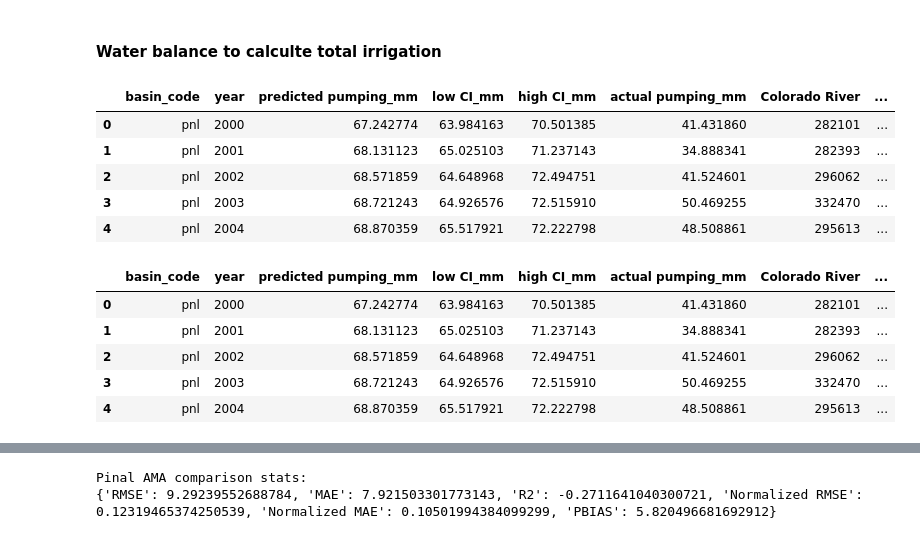
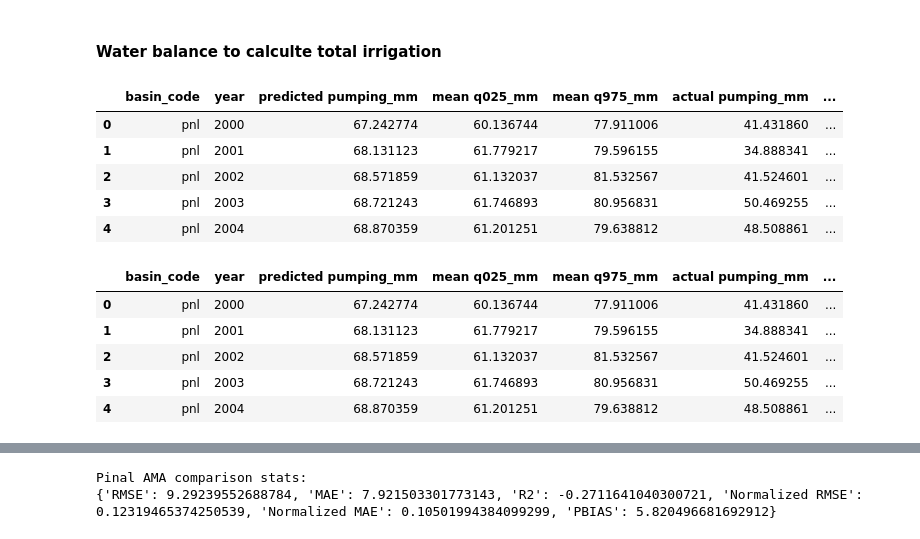
Before and after one commit to mdfahimhasan/WestUS_pumping, a Jupyter notebook: Codes/results_analysis/conjuctive_basins_water_balance.ipynb, the cells around one changed output, grey strips where cells are left out. Drawn from its saved outputs; the diff is of its cells as text; code cells hidden in the pictures.

```diff
--- a/Codes/results_analysis/conjuctive_basins_water_balance.ipynb
+++ b/Codes/results_analysis/conjuctive_basins_water_balance.ipynb
@@ -374,30 +373,29 @@ South Platte comparison stats:
 # %%
 # reading and selecting actual and predicted pumping for Pinal AMA
 pnl_df = pd.read_csv(PROJECT_ROOT / 'Model_run/basin_comparison_results/annual_pumping_ML_v11.csv')
 
-pnl_df = pnl_df[['basin_code', 'year', 'mean pred_pumping_mm', 'mean low_mm',
-                 'mean high_mm', 'mean actual_pumping_mm']]
+pnl_df = pnl_df[['basin_code', 'year', 'mean pred_pumping_mm', 'mean q025_mm',
+                 'mean q975_mm', 'mean actual_pumping_mm']]
 
 pnl_df = pnl_df.rename(columns={'mean pred_pumping_mm': 'predicted pumping_mm',
-                                'mean low_mm': 'low CI_mm', 'mean high_mm': 'high CI_mm',
                                 'mean actual_pumping_mm': 'actual pumping_mm'})
 
 pnl_df = pnl_df[(pnl_df.loc[:, 'basin_code'] == 'pnl') & (pnl_df.loc[:, 'year'].isin(list(range(2000, 2024))))]
 
 # surface water irrigation data
 df4 = pd.read_csv(PROJECT_ROOT / 'Data_main/pumping/Arizona/Final/SW_Pinal.csv')
 
 # merge informations
 merged_df2 = pnl_df.merge(df4, on='year')
 
 merged_df2.head()
 # %% [output]
-|  | basin_code | year | predicted pumping_mm | low CI_mm | high CI_mm | actual pumping_mm | Colorado River | ... |
-| 0 | pnl | 2000 | 67.242774 | 63.984163 | 70.501385 | 41.431860 | 282101 | ... |
-| 1 | pnl | 2001 | 68.131123 | 65.025103 | 71.237143 | 34.888341 | 282393 | ... |
-| 2 | pnl | 2002 | 68.571859 | 64.648968 | 72.494751 | 41.524601 | 296062 | ... |
-| 3 | pnl | 2003 | 68.721243 | 64.926576 | 72.515910 | 50.469255 | 332470 | ... |
-| 4 | pnl | 2004 | 68.870359 | 65.517921 | 72.222798 | 48.508861 | 295613 | ... |
+|  | basin_code | year | predicted pumping_mm | mean q025_mm | mean q975_mm | actual pumping_mm | ... |
+| 0 | pnl | 2000 | 67.242774 | 60.136744 | 77.911006 | 41.431860 | ... |
+| 1 | pnl | 2001 | 68.131123 | 61.779217 | 79.596155 | 34.888341 | ... |
+| 2 | pnl | 2002 | 68.571859 | 61.132037 | 81.532567 | 41.524601 | ... |
+| 3 | pnl | 2003 | 68.721243 | 61.746893 | 80.956831 | 50.469255 | ... |
+| 4 | pnl | 2004 | 68.870359 | 61.201251 | 79.638812 | 48.508861 | ... |
 # %%
 # total SW irrigation
 pnl_area = 10614105343.818 * (1000 * 1000)  # unit m2
@@ -416,12 +414,12 @@ merged_df2.to_csv(PROJECT_ROOT / 'Model_run/basin_comparison_results/Pinal_AMA_t
 
 merged_df2.head()
 # %% [output]
-|  | basin_code | year | predicted pumping_mm | low CI_mm | high CI_mm | actual pumping_mm | Colorado River | ... |
-| 0 | pnl | 2000 | 67.242774 | 63.984163 | 70.501385 | 41.431860 | 282101 | ... |
-| 1 | pnl | 2001 | 68.131123 | 65.025103 | 71.237143 | 34.888341 | 282393 | ... |
-| 2 | pnl | 2002 | 68.571859 | 64.648968 | 72.494751 | 41.524601 | 296062 | ... |
-| 3 | pnl | 2003 | 68.721243 | 64.926576 | 72.515910 | 50.469255 | 332470 | ... |
-| 4 | pnl | 2004 | 68.870359 | 65.517921 | 72.222798 | 48.508861 | 295613 | ... |
+|  | basin_code | year | predicted pumping_mm | mean q025_mm | mean q975_mm | actual pumping_mm | ... |
+| 0 | pnl | 2000 | 67.242774 | 60.136744 | 77.911006 | 41.431860 | ... |
+| 1 | pnl | 2001 | 68.131123 | 61.779217 | 79.596155 | 34.888341 | ... |
+| 2 | pnl | 2002 | 68.571859 | 61.132037 | 81.532567 | 41.524601 | ... |
+| 3 | pnl | 2003 | 68.721243 | 61.746893 | 80.956831 | 50.469255 | ... |
+| 4 | pnl | 2004 | 68.870359 | 61.201251 | 79.638812 | 48.508861 | ... |
 # %%
 # plotting
 import pandas as pd
```
Also changed, not shown: parts of 5 cells of this notebook, 5 other files.
